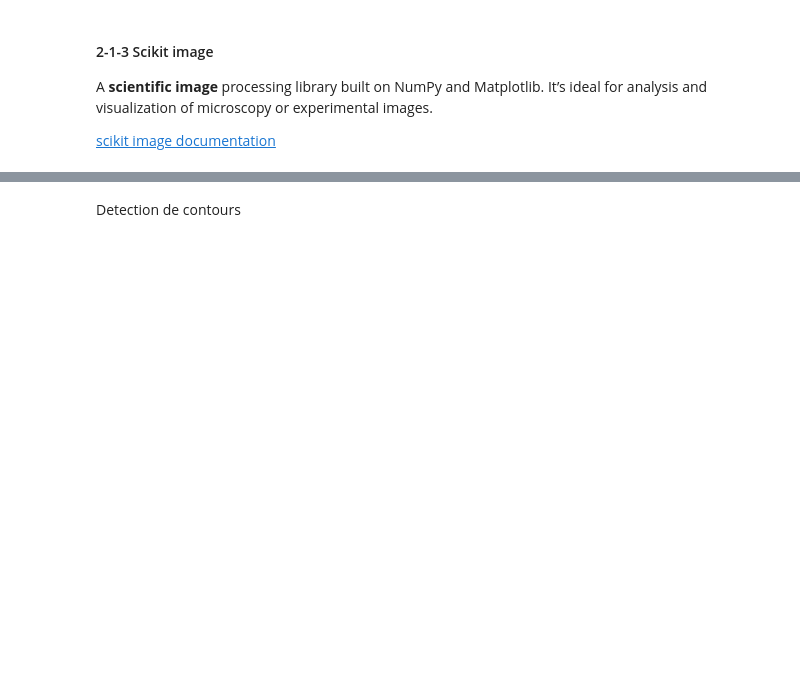
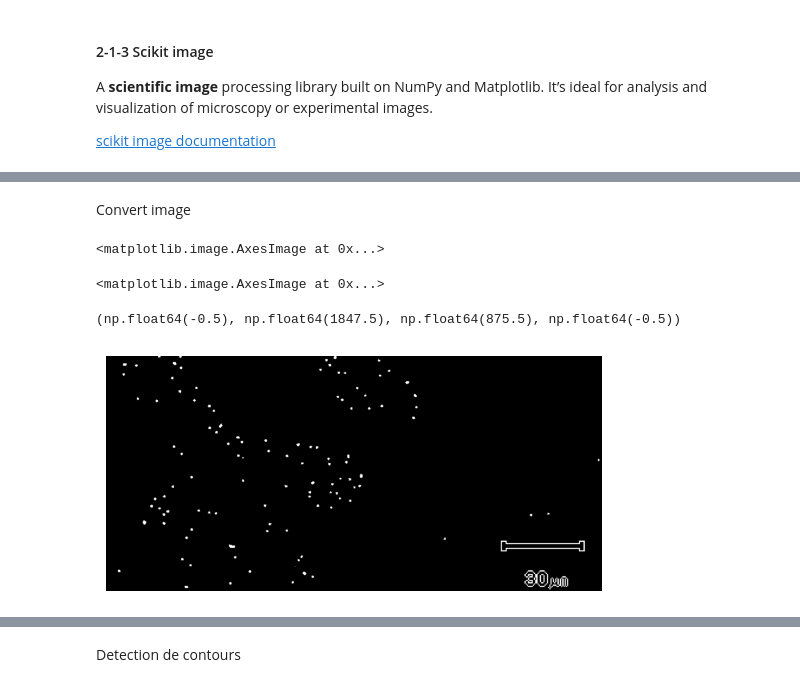
Before and after one commit to scayez/nino_workshop, a Jupyter notebook: intro_images.ipynb, the cells around one changed output, grey strips where cells are left out. Cells and saved outputs as stored; diff of their text form; code cells hidden in the pictures; blank space fills up the shorter version.

```diff
--- a/intro_images.ipynb
+++ b/intro_images.ipynb
@@ -468,0 +639,28 @@ plt.show();
+# %% [markdown]
+Convert image
+# %%
+import cv2
+
+# Lire une image existante
+image = cv2.imread('data/latex_fluo_crop.png')
+gray = cv2.cvtColor(image, cv2.COLOR_BGR2GRAY)
+ret1,threshold=cv2.threshold(gray,140,255,cv2.THRESH_BINARY)
+fig,ax = plt.subplots()
+
+ax.imshow(image,cmap='gray')
+ax.imshow(threshold,cmap='gray')
+ax.axis('off')
+
+contours, hierarchy = cv2.findContours(threshold, cv2.RETR_TREE, cv2.CHAIN_APPROX_SIMPLE)
+
+for cnt in contours:
+    cv2.drawContours(image, [cnt], 0, (255, 0, 0), 1)
+
+fig,ax = plt.subplots()
+ax.imshow(image)
+ax.axis('off');
+# %% [output]
+<matplotlib.image.AxesImage at 0x...>
+<matplotlib.image.AxesImage at 0x...>
+(np.float64(-0.5), np.float64(1847.5), np.float64(875.5), np.float64(-0.5))
+[figure, added]
```
Also changed, not shown: parts of 17 cells of this notebook, 4 other files.
